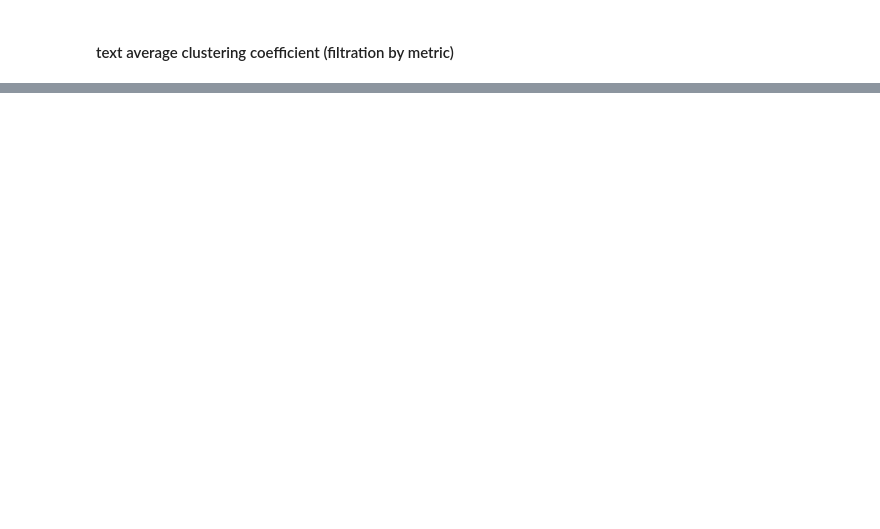
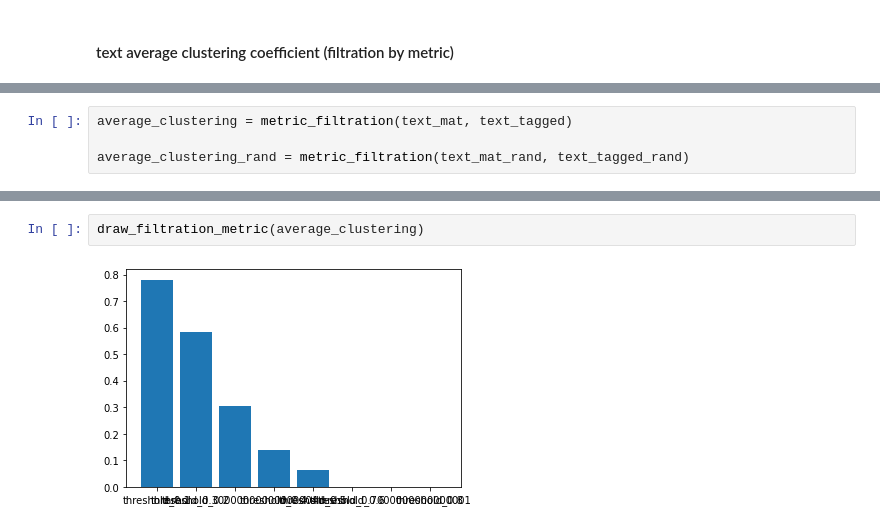
Before and after one commit to mitya8128/nlp_graph, a Jupyter notebook: graph_text.ipynb, the cells around one changed output, grey strips where cells are left out. Drawn from its saved outputs; the diff is of its cells as text; blank space fills up the shorter version.

```diff
--- a/graph_text.ipynb
+++ b/graph_text.ipynb
@@ -37,3 +34,7 @@ for i in np.arange(0.1, 0.9, 0.1):
+# %%
+average_clustering = metric_filtration(text_mat, text_tagged)
+
+average_clustering_rand = metric_filtration(text_mat_rand, text_tagged_rand)
 # %%
 average_clustering
 # %% [output]
@@ -68,0 +60,4 @@ plt.xticks(range(len(average_clustering)), list(average_clustering.keys()))
+# %%
+draw_filtration_metric(average_clustering)
+# %% [output]
+[figure, added]
```
Also changed, not shown: parts of 11 cells of this notebook.
